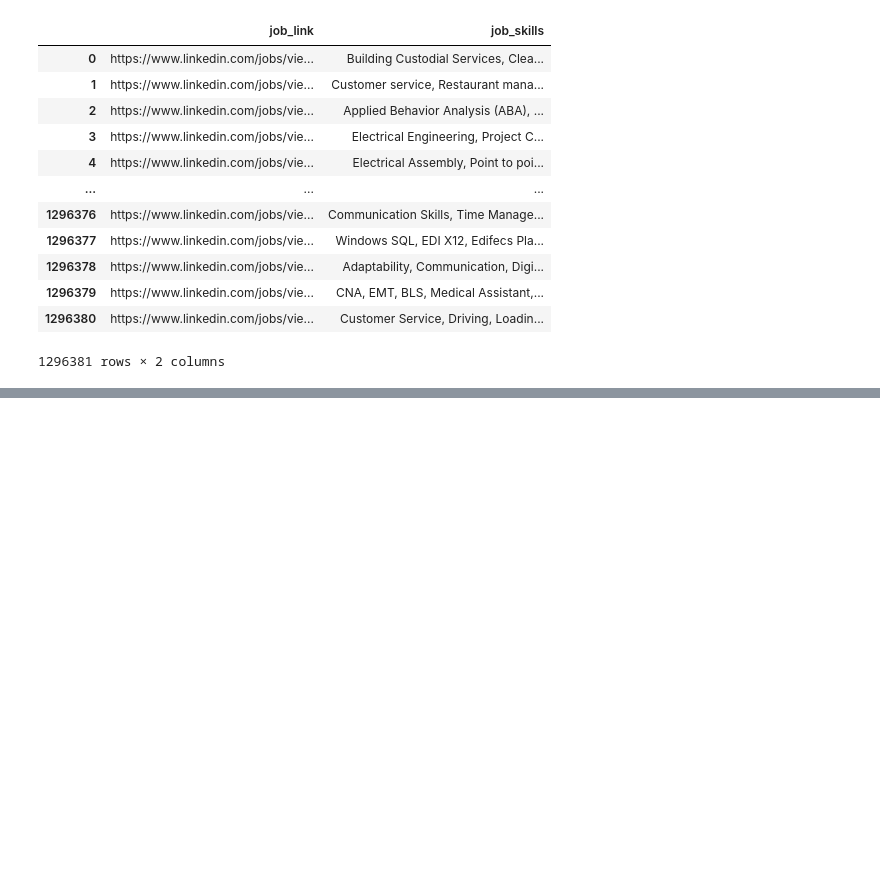
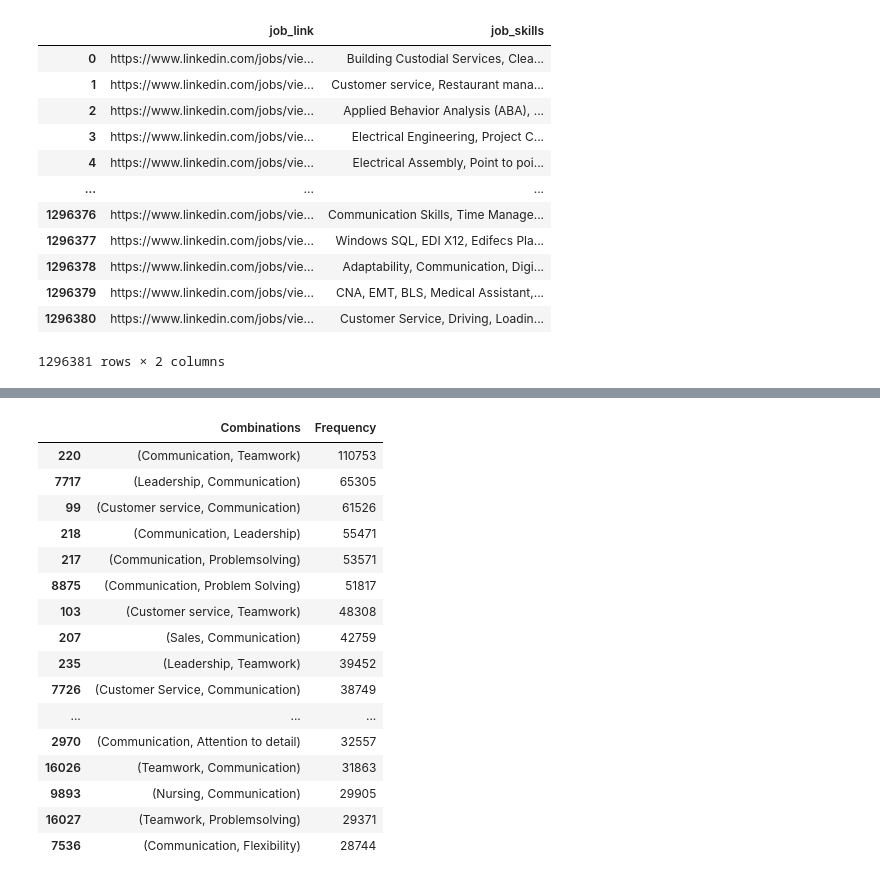
Before and after one commit to mainarel/Linkedin_Jobs-Skills, a Jupyter notebook: skills.ipynb, the cells around one changed output, grey strips where cells are left out. Saved outputs shown, nothing was run; the diff lists cells and outputs as text; code cells hidden in the pictures; blank space fills up the shorter version.

```diff
--- a/skills.ipynb
+++ b/skills.ipynb
@@ -52,0 +113,32 @@ linkedin_job_postings
+# %%
+skill_combinations = []
+for skills_list in job_skills["job_skills"]:
+    skill_combinations.extend(
+        itertools.combinations(skills_list, 2)
+    )
+
+skill_combinations_count = collections.Counter(skill_combinations)
+
+correlation_df = pd.DataFrame(
+    list(skill_combinations_count.items()), columns=["Combinations", "Frequency"]
+).sort_values(by="Frequency", ascending=False)
+# %%
+correlation_df.head(20)
+# %% [output]
+|  | Combinations | Frequency |
+| 220 | (Communication, Teamwork) | 110753 |
+| 7717 | (Leadership, Communication) | 65305 |
+| 99 | (Customer service, Communication) | 61526 |
+| 218 | (Communication, Leadership) | 55471 |
+| 217 | (Communication, Problemsolving) | 53571 |
+| 8875 | (Communication, Problem Solving) | 51817 |
+| 103 | (Customer service, Teamwork) | 48308 |
+| 207 | (Sales, Communication) | 42759 |
+| 235 | (Leadership, Teamwork) | 39452 |
+| 7726 | (Customer Service, Communication) | 38749 |
+| ... | ... | ... |
+| 2970 | (Communication, Attention to detail) | 32557 |
+| 16026 | (Teamwork, Communication) | 31863 |
+| 9893 | (Nursing, Communication) | 29905 |
+| 16027 | (Teamwork, Problemsolving) | 29371 |
+| 7536 | (Communication, Flexibility) | 28744 |
```
Also changed, not shown: parts of 21 cells of this notebook.
